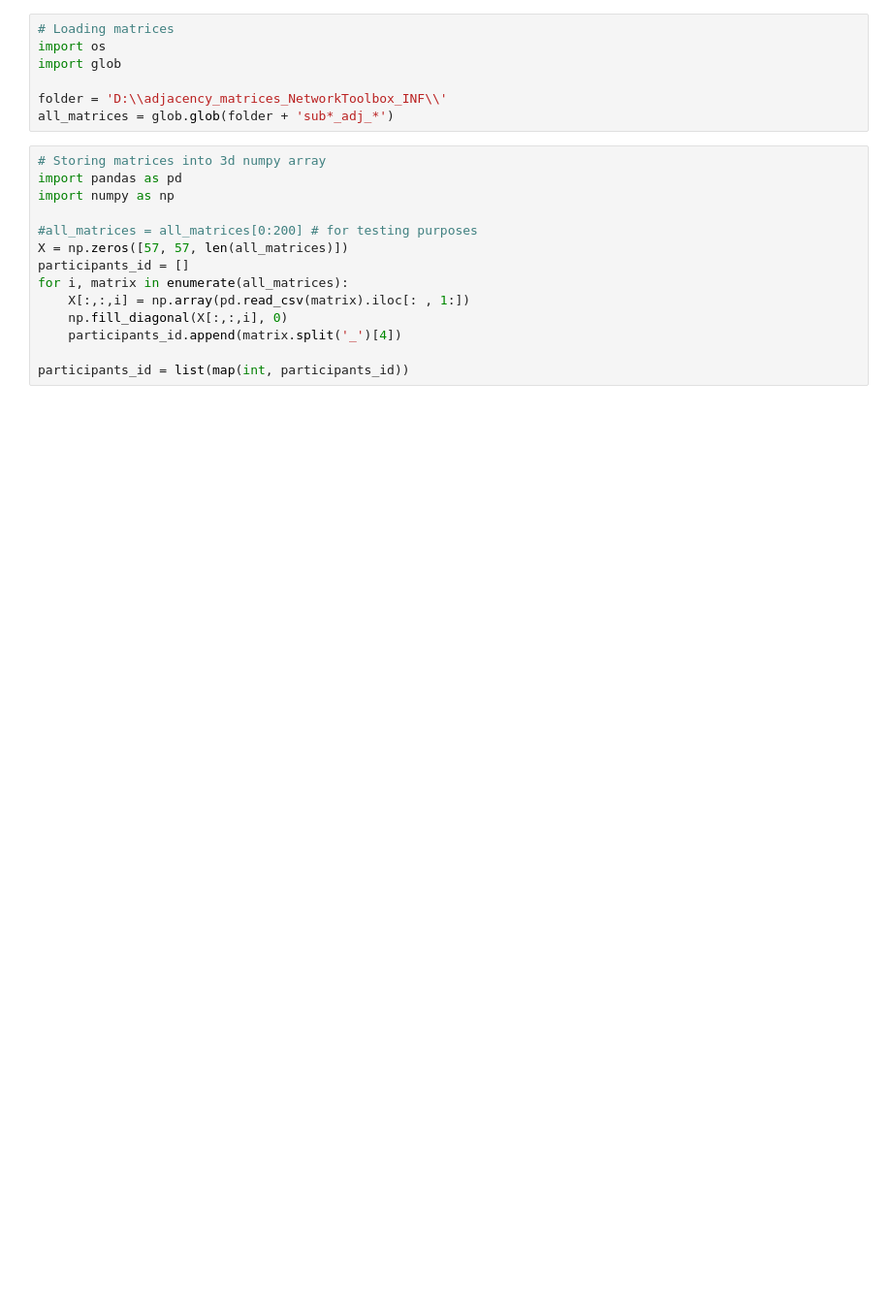
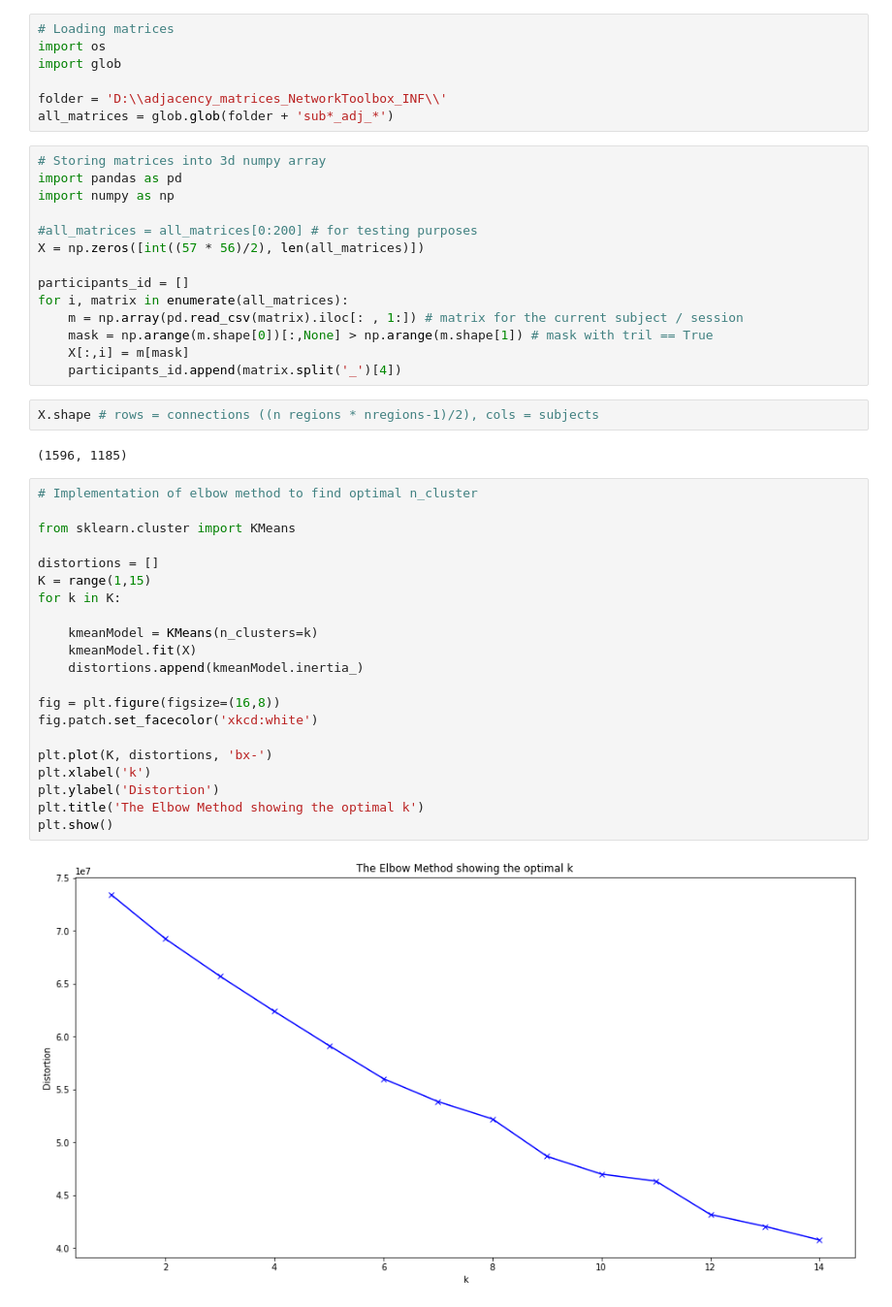
Before and after one commit to davide-aloi/mri_scripts, a Jupyter notebook: utilities/graph-analysis-SaraCal/graph-kmeans.ipynb, the cells around one changed output. Shown at 97% size. Cells and saved outputs as stored; diff of their text form; blank space fills up the shorter version.

```diff
--- a/utilities/graph-analysis-SaraCal/graph-kmeans.ipynb
+++ b/utilities/graph-analysis-SaraCal/graph-kmeans.ipynb
@@ -11,11 +11,38 @@ import pandas as pd
 import numpy as np
 
 #all_matrices = all_matrices[0:200] # for testing purposes
-X = np.zeros([57, 57, len(all_matrices)])
+X = np.zeros([int((57 * 56)/2), len(all_matrices)])
+
 participants_id = []
 for i, matrix in enumerate(all_matrices):
-    X[:,:,i] = np.array(pd.read_csv(matrix).iloc[: , 1:])
-    np.fill_diagonal(X[:,:,i], 0)
+    m = np.array(pd.read_csv(matrix).iloc[: , 1:]) # matrix for the current subject / session
+    mask = np.arange(m.shape[0])[:,None] > np.arange(m.shape[1]) # mask with tril == True
+    X[:,i] = m[mask]
     participants_id.append(matrix.split('_')[4])
-
-participants_id = list(map(int, participants_id))
+# %%
+X.shape # rows = connections ((n regions * nregions-1)/2), cols = subjects
+# %% [output]
+(1596, 1185)
+# %%
+# Implementation of elbow method to find optimal n_cluster
+
+from sklearn.cluster import KMeans
+
+distortions = []
+K = range(1,15)
+for k in K:
+
+    kmeanModel = KMeans(n_clusters=k)
+    kmeanModel.fit(X)
+    distortions.append(kmeanModel.inertia_)
+
+fig = plt.figure(figsize=(16,8))
+fig.patch.set_facecolor('xkcd:white')
+
+plt.plot(K, distortions, 'bx-')
+plt.xlabel('k')
+plt.ylabel('Distortion')
+plt.title('The Elbow Method showing the optimal k')
+plt.show()
+# %% [output]
+[figure, added]
```
Also changed, not shown: parts of 7 cells of this notebook.
